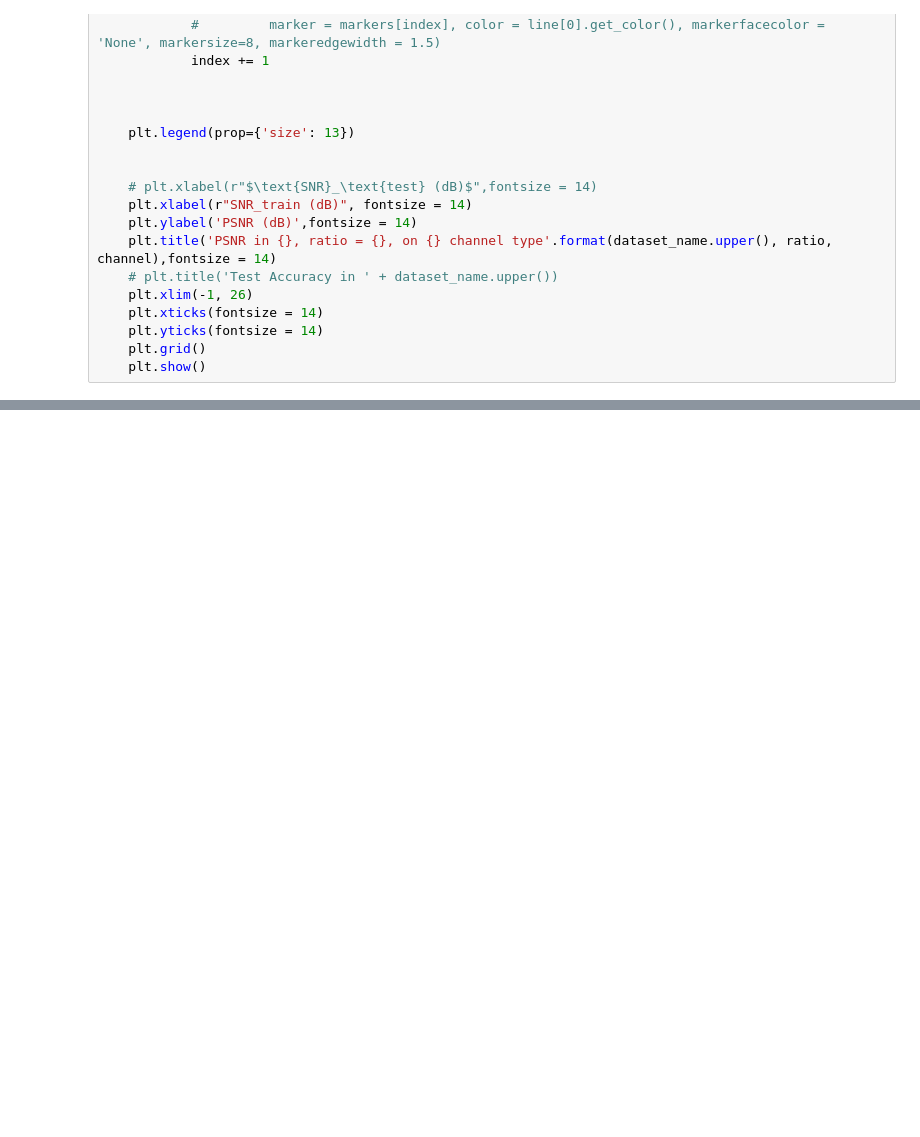
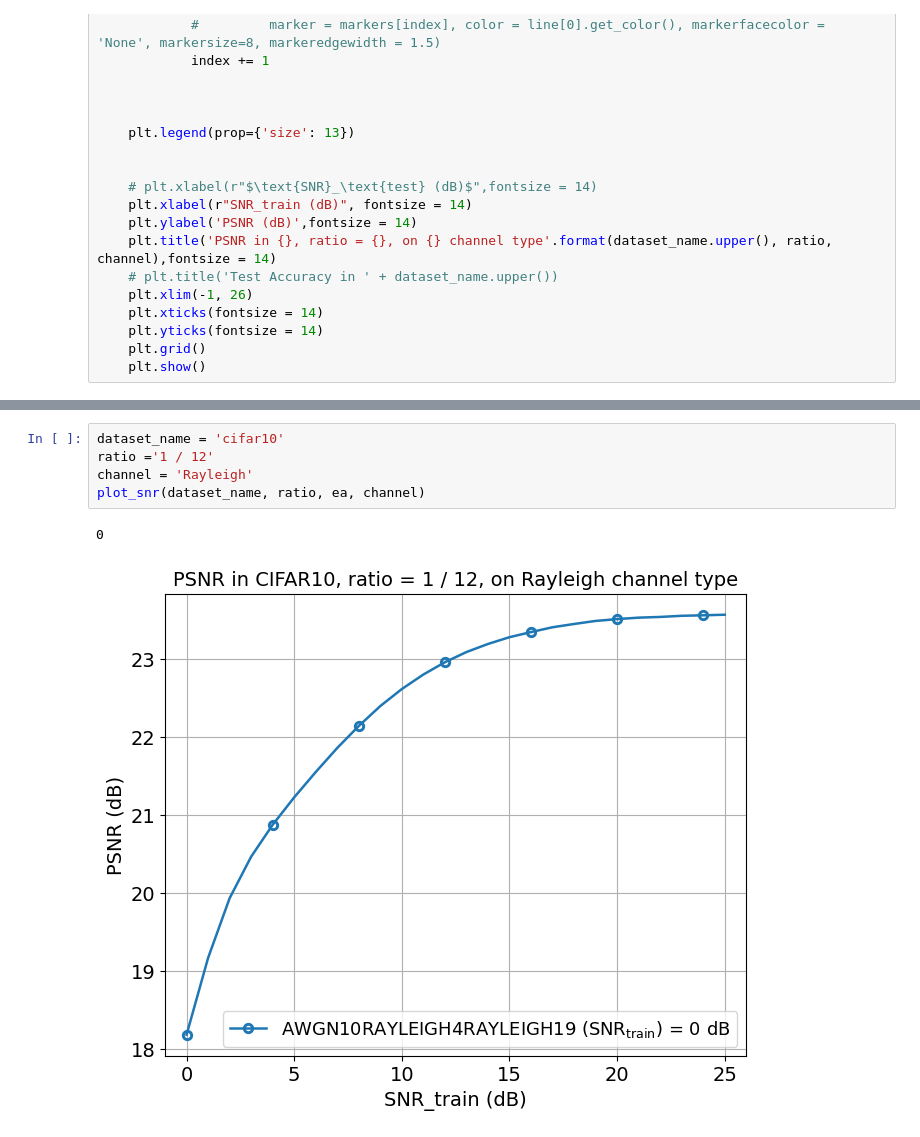
Before and after one commit to skydvn/SemCom-Pytorch, a Jupyter notebook: visualization/plot_visualization.ipynb, the cells around one changed output, grey strips where cells are left out. Cells and saved outputs as stored; diff of their text form; blank space fills up the shorter version.

Commit message:
change channel

```diff
--- a/visualization/plot_visualization.ipynb
+++ b/visualization/plot_visualization.ipynb
@@ -120,0 +121,8 @@ plot_snr(dataset_name, ratio, ea, channel, alpha = 0.3)
+# %%
+dataset_name = 'cifar10'
+ratio ='1 / 12'
+channel = 'Rayleigh'
+plot_snr(dataset_name, ratio, ea, channel)
+# %% [output]
+0
+[figure, added]
```
Also changed, not shown: parts of 9 cells of this notebook, 4 other files.
